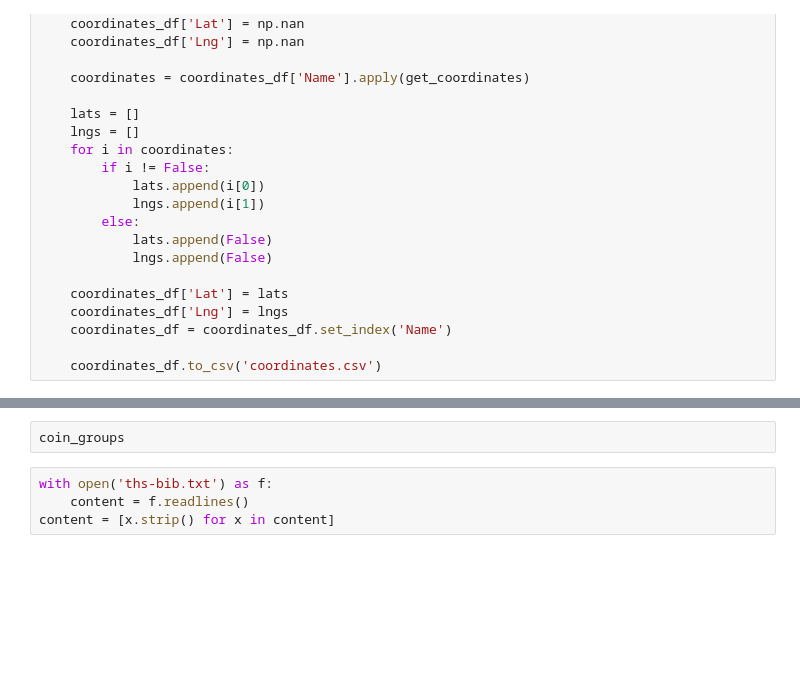
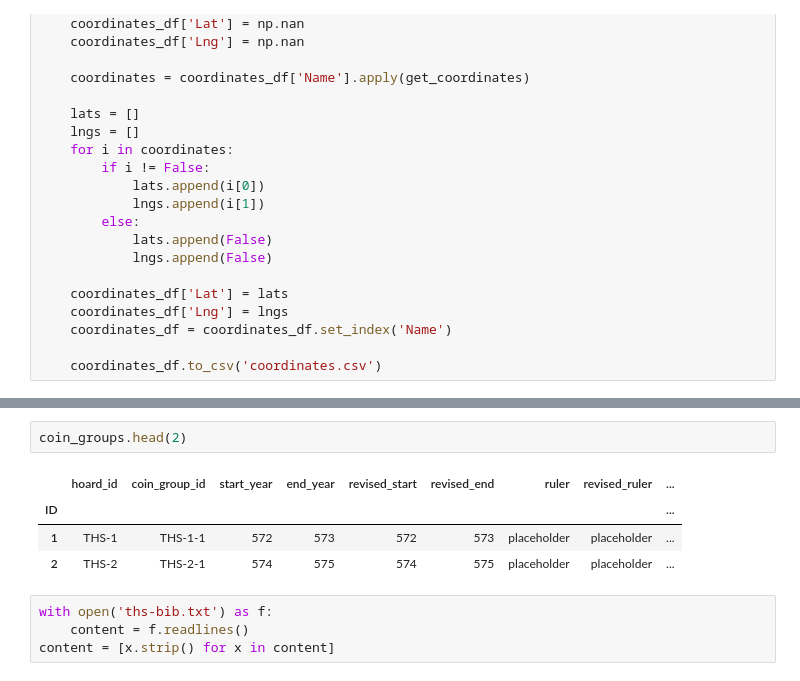
Before and after one commit to leemordechai/FLAME, a Jupyter notebook: THS.ipynb, the cells around one changed output, grey strips where cells are left out. Saved outputs shown, nothing was run; the diff lists cells and outputs as text; blank space fills up the shorter version.

```diff
--- a/THS.ipynb
+++ b/THS.ipynb
@@ -124,5 +144,10 @@ coin_finds
 # %%
-coin_groups
+coin_groups.head(2)
+# %% [output]
+|  | hoard_id | coin_group_id | start_year | end_year | revised_start | revised_end | ruler | revised_ruler | ... |
+| ID |  |  |  |  |  |  |  |  | ... |
+| 1 | THS-1 | THS-1-1 | 572 | 573 | 572 | 573 | placeholder | placeholder | ... |
+| 2 | THS-2 | THS-2-1 | 574 | 575 | 574 | 575 | placeholder | placeholder | ... |
 # %%
 with open('ths-bib.txt') as f:
     content = f.readlines()
```
Also changed, not shown: parts of 6 cells of this notebook, 1 other file.
